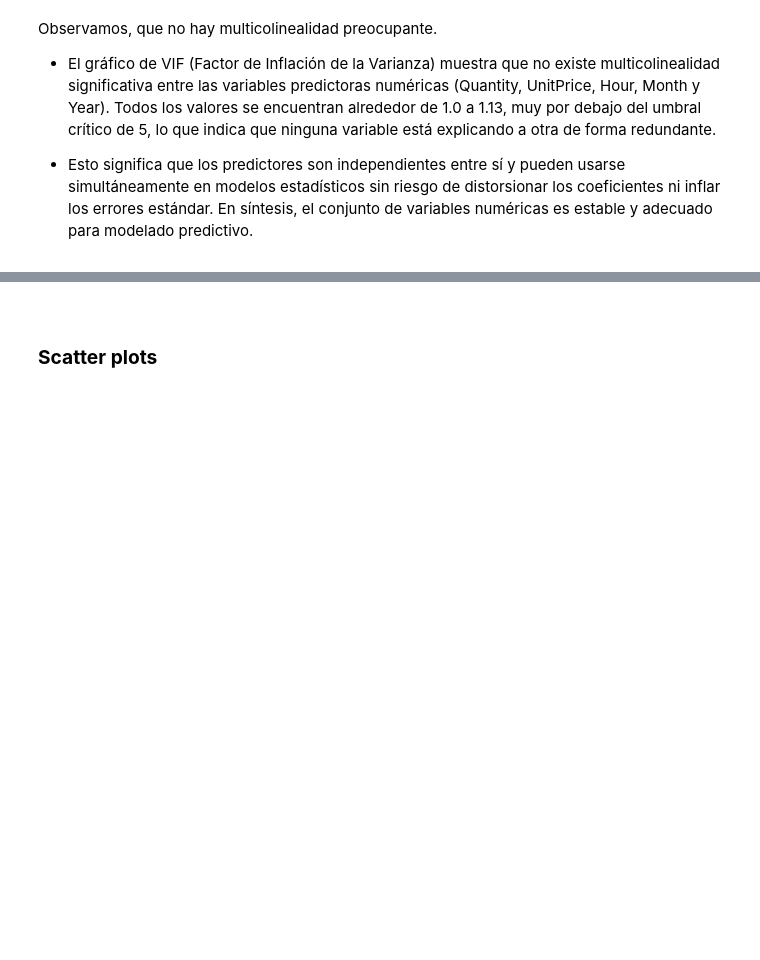
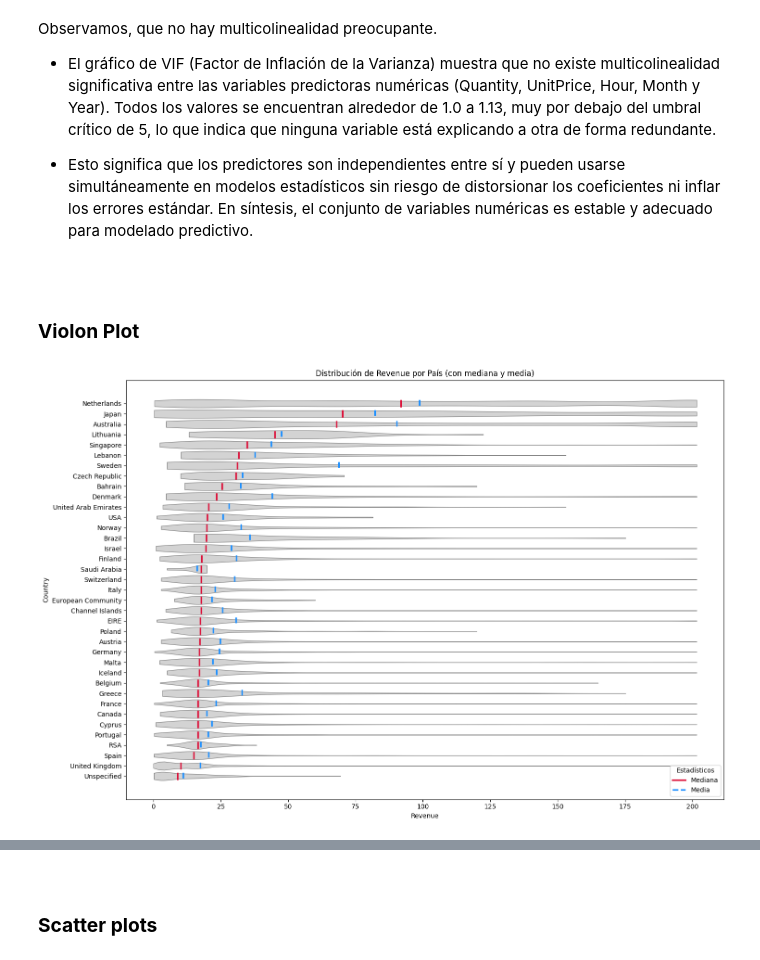
Before and after one commit to leonelp399/Retail-Dataset---MCD, a Jupyter notebook: Analisis_EDA.ipynb, the cells around one changed output, grey strips where cells are left out. Cells and saved outputs as stored; diff of their text form; code cells hidden in the pictures; blank space fills up the shorter version.

```diff
--- a/Analisis_EDA.ipynb
+++ b/Analisis_EDA.ipynb
@@ -820,3 +820,61 @@ Observamos, que no hay multicolinealidad preocupante.
 Todos los valores se encuentran alrededor de 1.0 a 1.13, muy por debajo del umbral crítico de 5, lo que indica que ninguna variable está explicando a otra de forma redundante.
 
 - Esto significa que los predictores son independientes entre sí y pueden usarse simultáneamente en modelos estadísticos sin riesgo de distorsionar los coeficientes ni inflar los errores estándar. En síntesis, el conjunto de variables numéricas es estable y adecuado para modelado predictivo.
+# %% [markdown]
+<br>
+
+### **Violon Plot**
+# %%
+from matplotlib.lines import Line2D
+
+# Base: Revenue > 0 y clipping al p99
+df_plot = df_clean.loc[df_clean['Revenue'] > 0, ['Country','Revenue']].copy()
+p99 = df_plot['Revenue'].quantile(0.99)
+df_plot['Revenue_clip'] = df_plot['Revenue'].clip(upper=p99)
+
+# Orden por mediana
+order = (df_plot.groupby('Country')['Revenue_clip']
+                  .median()
+                  .sort_values(ascending=False)
+                  .index)
+
+# Stats por país
+stats = (df_plot.groupby('Country')['Revenue_clip']
+               .agg(median='median', mean='mean')
+               .reindex(order))
+
+fig, ax = plt.subplots(figsize=(15, 10))
+
+# Violin neutro para que destaquen las líneas
+sns.violinplot(
+    data=df_plot, x='Revenue_clip', y='Country',
+    order=order, cut=0, density_norm='width',
+    inner=None, color='lightgray', linewidth=0.8, ax=ax
+)
+
+# Colores
+c_med = 'crimson'      # mediana
+c_mean = 'dodgerblue'  # media
+
+# Líneas de mediana (sólida roja) y media (discontinua azul)
+for i, country in enumerate(order):
+    med = stats.loc[country, 'median']
+    mu  = stats.loc[country, 'mean']
+    y0, y1 = i - 0.35, i + 0.35
+    ax.vlines(med, y0, y1, color=c_med,  linewidth=2.4, linestyle='-',  zorder=3)
+    ax.vlines(mu,  y0, y1, color=c_mean, linewidth=2.4, linestyle='--', zorder=3)
+
+# Leyenda manual
+legend_lines = [
+    Line2D([0], [0], color=c_med,  lw=2.4, linestyle='-'),
+    Line2D([0], [0], color=c_mean, lw=2.4, linestyle='--')
+]
+ax.legend(legend_lines, ['Mediana', 'Media'], loc='lower right', title='Estadísticos')
+
+ax.set_title('Distribución de Revenue por País (con mediana y media)')
+ax.set_xlabel('Revenue')
+ax.set_ylabel('Country')
+plt.tight_layout()
+plt.show()
+# %% [output]
+[figure, added]
```
Also changed, not shown: parts of 6 cells of this notebook, 2 other files.
